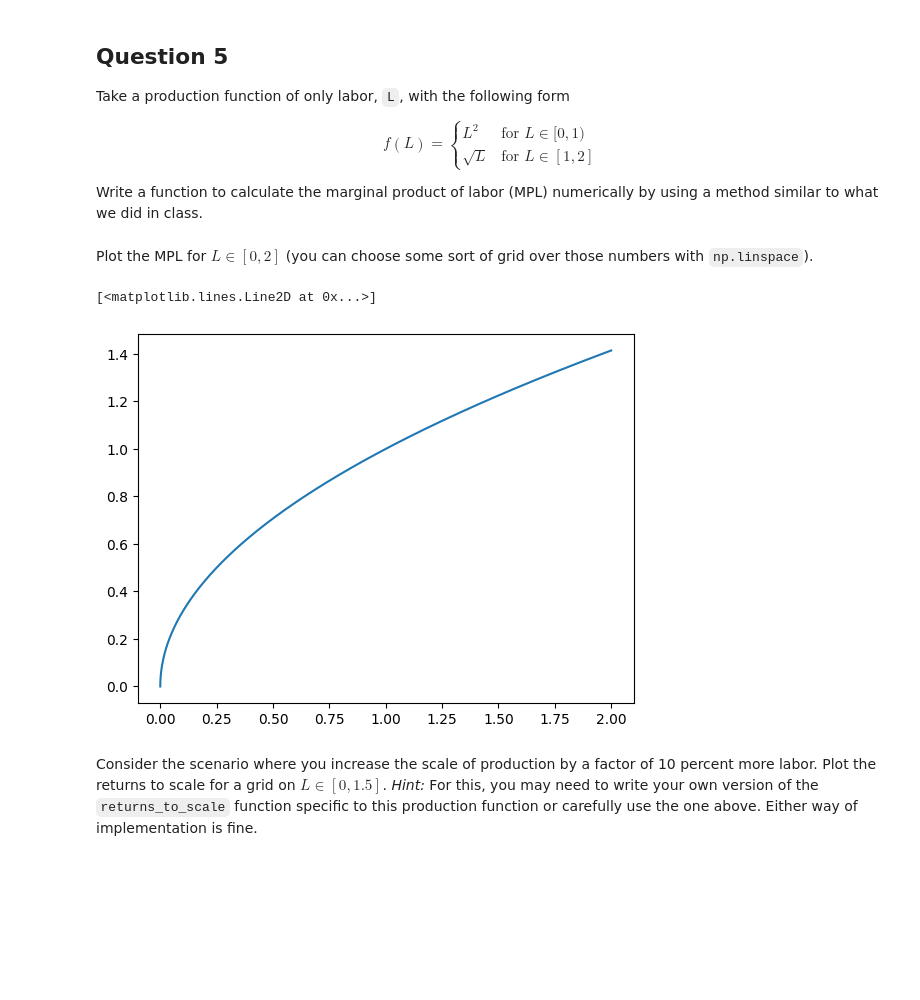
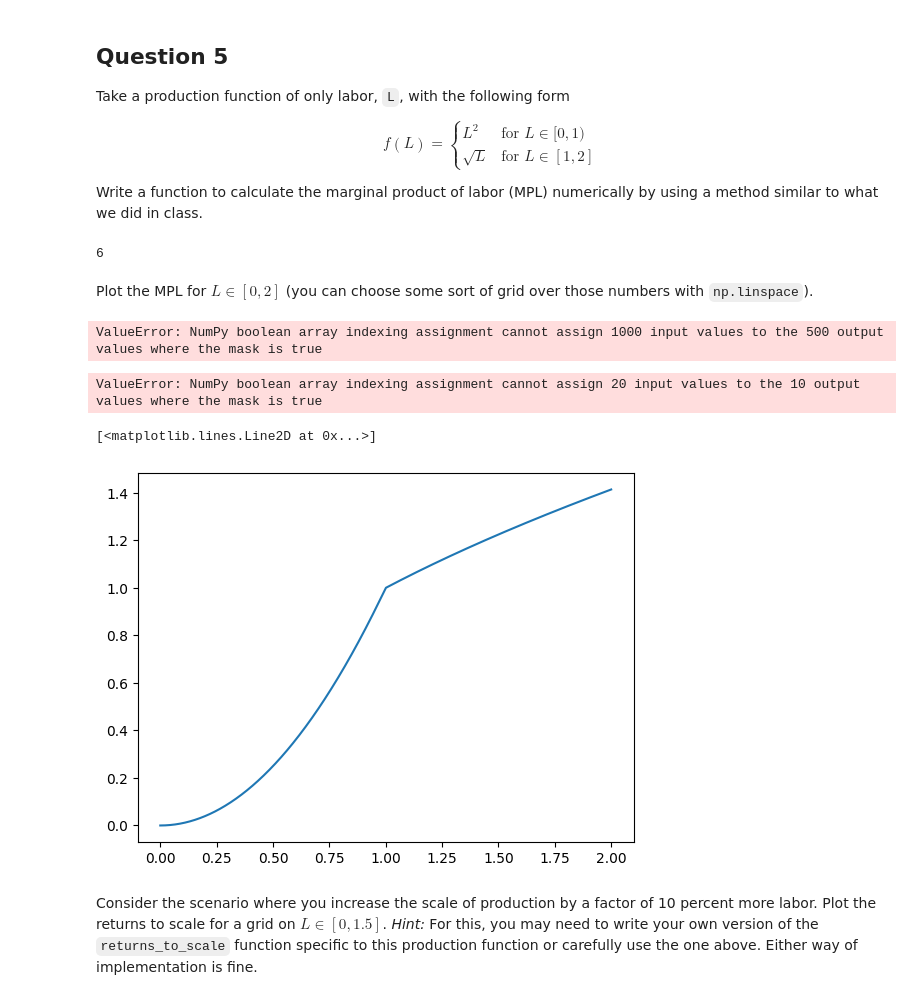
Before and after one commit to tonyliang19/ECON323_2023_Spring, a Jupyter notebook: problem_sets/problem_set_2_Liang.ipynb, the cells around one changed output. Drawn from its saved outputs; the diff is of its cells as text; code cells hidden in the pictures; blank space fills up the shorter version.

Commit message:
figure out the graph?

```diff
--- a/problem_sets/problem_set_2_Liang.ipynb
+++ b/problem_sets/problem_set_2_Liang.ipynb
@@ -161,28 +161,43 @@ $$
 
 Write a function to calculate the marginal product of labor (MPL) numerically by using a method similar to what we did in class.
 # %%
+# def marginal_pl(L):
+#     if any(L) < 1:
+#     #if L >= 0 and L < 1:
+#         print(L)
+#         return L**2
+#     else:
+#         return L**(1/2)
+
 def marginal_pl(L):
-    if any(L) < 1:
-    #if L >= 0 and L < 1:
-        print(L)
-        return L**2
-    else:
-        return L**(1/2)
+    return np.piecewise(L, [L < 1, L>=1], [lambda l: l**2, lambda l: l**(1/2)])
+# %%
+len(x)
+# %% [output]
+6
 # %% [markdown]
 Plot the MPL for $ L \in [0,2] $  (you can choose some sort of grid over those numbers with `np.linspace`).
 # %%
 import numpy as np
 import matplotlib.pyplot as plt
 %matplotlib inline
+# %%
+np.piecewise(x, [x < 1, x>=1], [x**2,  x**(1/2)])
+# %% [output]
+ValueError: NumPy boolean array indexing assignment cannot assign 1000 input values to the 500 output values where the mask is true
+# %%
+marginal_pl(x)
+# %% [output]
+ValueError: NumPy boolean array indexing assignment cannot assign 20 input values to the 10 output values where the mask is true
 # %%
 # your code here
 fig, ax = plt.subplots()
-x = np.linspace(0,2,100000)
+x = np.linspace(0,2,1000)
 y = marginal_pl(x)
 ax.plot(x,y)
 # %% [output]
 [<matplotlib.lines.Line2D at 0x...>]
-[figure, old version]
+[figure, new version]
 # %% [markdown]
 Consider the scenario where you increase the scale of production by a factor of 10 percent more labor. Plot the returns to scale for a grid on $ L \in [0, 1.5] $.
 *Hint:* For this, you may need to write your own version of the `returns_to_scale` function specific to this production function or carefully use the one above. Either way of implementation is fine.
```
